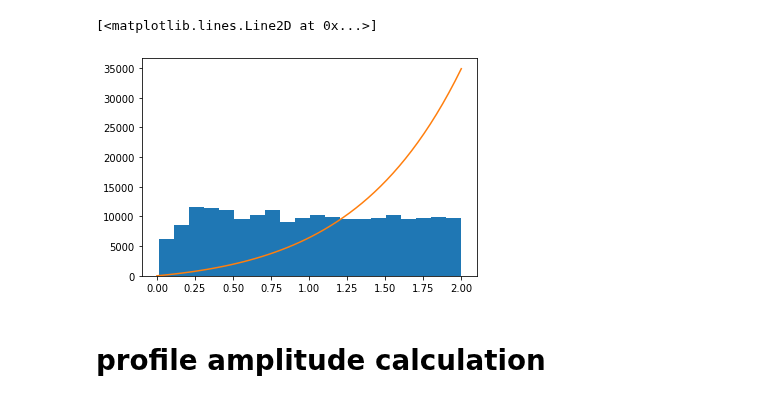
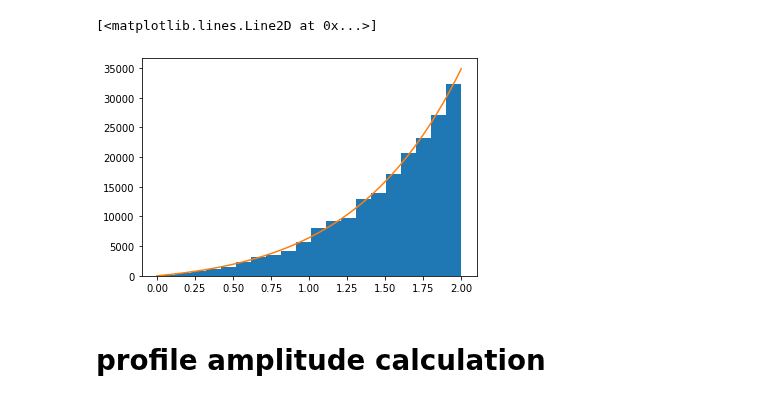
Before and after one commit to mhostert/DarkNews-generator, a Jupyter notebook: examples/test_generator.ipynb, the cells around one changed output. Saved outputs shown, nothing was run; the diff lists cells and outputs as text; code cells hidden in the pictures.

```diff
--- a/examples/test_generator.ipynb
+++ b/examples/test_generator.ipynb
@@ -107,14 +112,14 @@ for key,vals in weights.items():
 # %%
 bins = 20
 
-_ = plt.hist(samples[5,:]*2, weights=jac[:,5]*weights['diff_xsec2']*batch_f.norm['diff_xsec2']/(2/bins), bins=bins, density=False)
+_ = plt.hist(samples[0,:]*2, weights=weights['diff_xsec2']*batch_f.norm['diff_xsec2']/(2/bins), bins=bins, density=False)
 
 x=np.linspace(0,2)
 
 plt.plot(x, np.exp(batch_f.c * x)*x * batch_f.analytical_res**(DIM-3)*4)
 # %% [output]
 [<matplotlib.lines.Line2D at 0x...>]
-[figure, old version]
+[figure, new version]
 # %% [markdown]
 # profile amplitude calculation
 # %%
```
Also changed, not shown: parts of 19 cells of this notebook, 3 other files.
